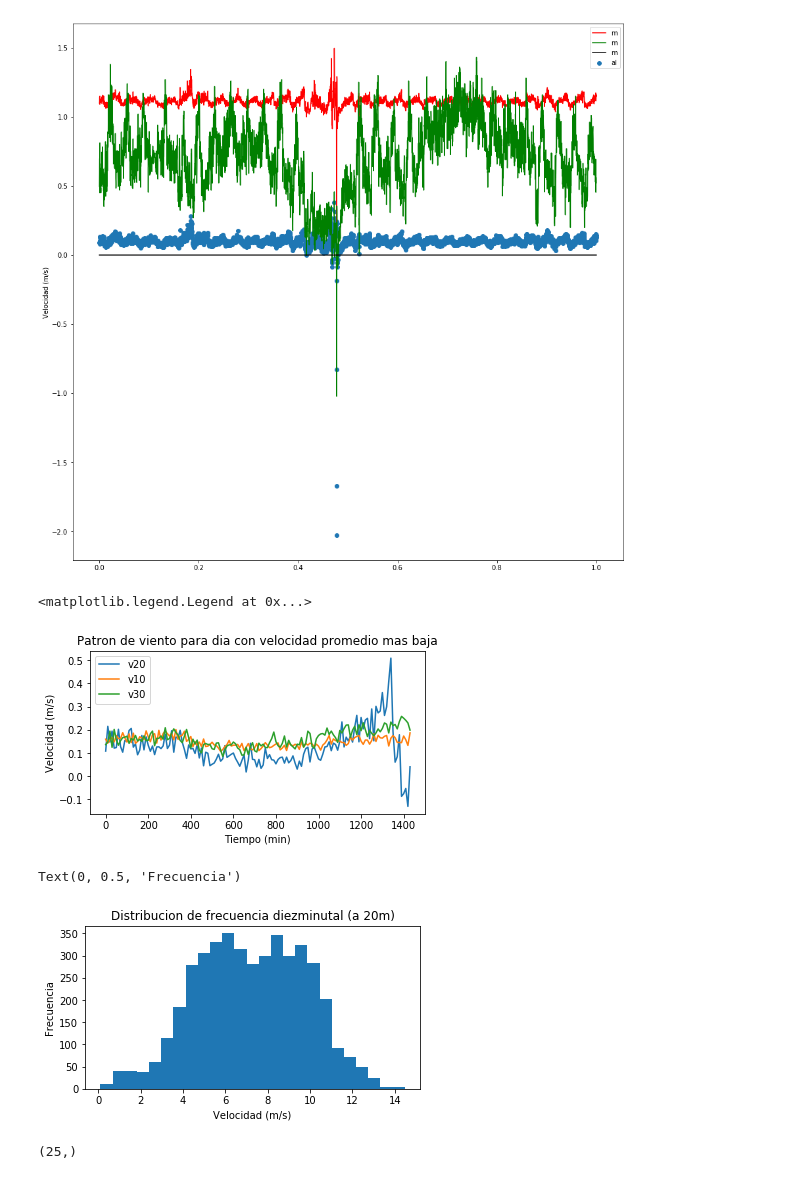
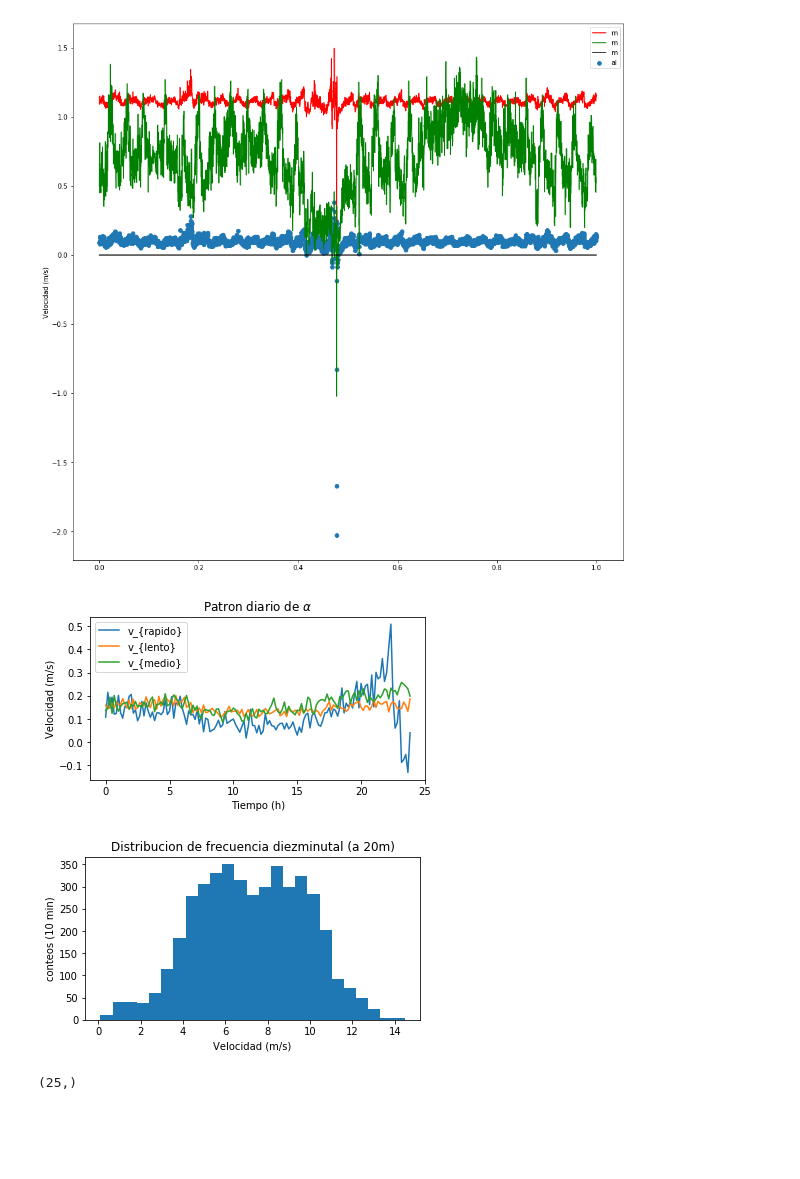
Before and after one commit to nicomn97/EnergiaEolica, a Jupyter notebook: Tarea1.ipynb, the cells around one changed output. Drawn from its saved outputs; the diff is of its cells as text; code cells hidden in the pictures; blank space fills up the shorter version.

```diff
--- a/Tarea1.ipynb
+++ b/Tarea1.ipynb
@@ -179,30 +179,30 @@ diaMin=paramDia[paramDia[:,1]==np.min(paramDia[:,1])]
 dMax=dataAl[dataAl[:,2]==diaMax[0,0]]
 dMin=dataAl[dataAl[:,2]==diaMin[0,0]]
 dMed=dataAl[dataAl[:,2]==1]
-tMax=dMax[:,3]*60+dMax[:,4]
-tMin=dMin[:,3]*60+dMin[:,4]
-tMed=dMed[:,3]*60+dMed[:,4]
+tMax=dMax[:,3]+dMax[:,4]/60
+tMin=dMin[:,3]+dMin[:,4]/60
+tMed=dMed[:,3]+dMed[:,4]/60
 # %%
 plt.figure(figsize=(6,3))
-plt.plot(tMin, dMin[:,8], label='v20')
-plt.plot(tMax, dMax[:,8], label='v10')
-plt.plot(tMed, dMed[:,8], label='v30')
+plt.plot(tMin, dMin[:,8], label='v_{rapido}')
+plt.plot(tMax, dMax[:,8], label='v_{lento}')
+plt.plot(tMed, dMed[:,8], label='v_{medio}')
 plt.ylabel('Velocidad (m/s)')
-plt.xlabel('Tiempo (min)')
-plt.title("Patron de viento para dia con velocidad promedio mas baja")
+plt.xlabel('Tiempo (h)')
+plt.title(r"Patron diario de $\alpha$")
 plt.legend()
+plt.savefig("alfaDiario.png")
 # %% [output]
-<matplotlib.legend.Legend at 0x...>
-[figure, old version]
+[figure, new version]
 # %%
 plt.figure(figsize=(6,3))
 n,bins,patches=plt.hist(data[:,5],bins=25)
 plt.title('Distribucion de frecuencia diezminutal (a 20m)')
 plt.xlabel('Velocidad (m/s)')
-plt.ylabel('Frecuencia')
+plt.ylabel('conteos (10 min)')
+plt.savefig("hist.png")
 # %% [output]
-Text(0, 0.5, 'Frecuencia')
-[figure, old version]
+[figure, new version]
 # %%
 np.shape(n)
 # %% [output]
```
Also changed, not shown: parts of 9 cells of this notebook, 10 other files.
